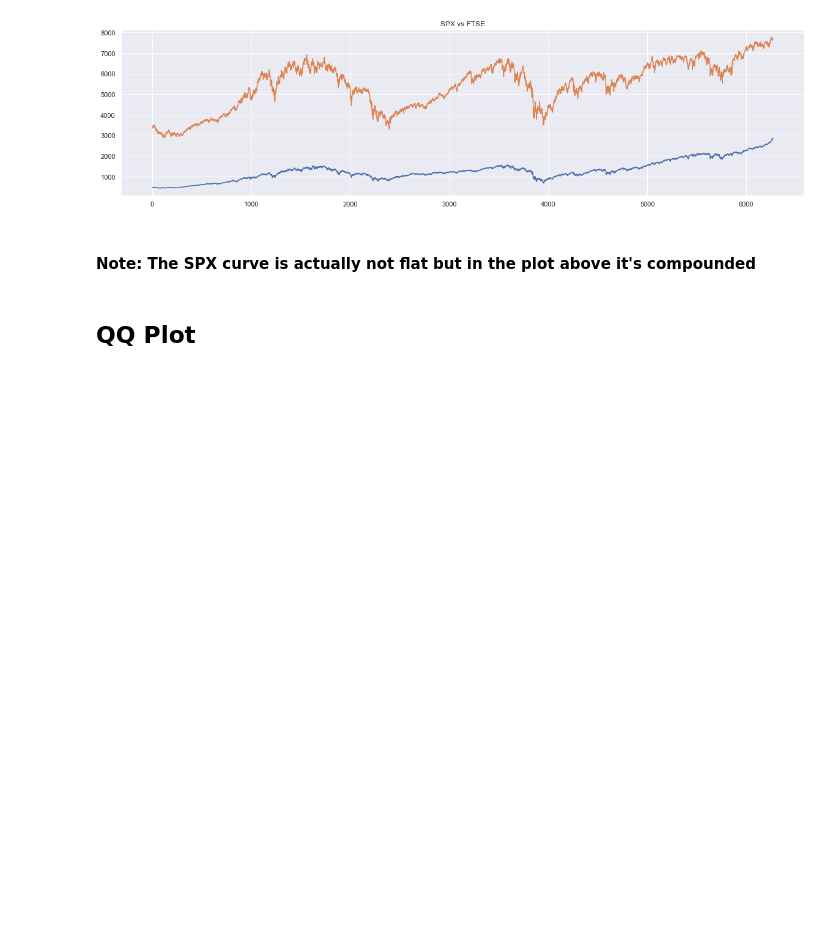
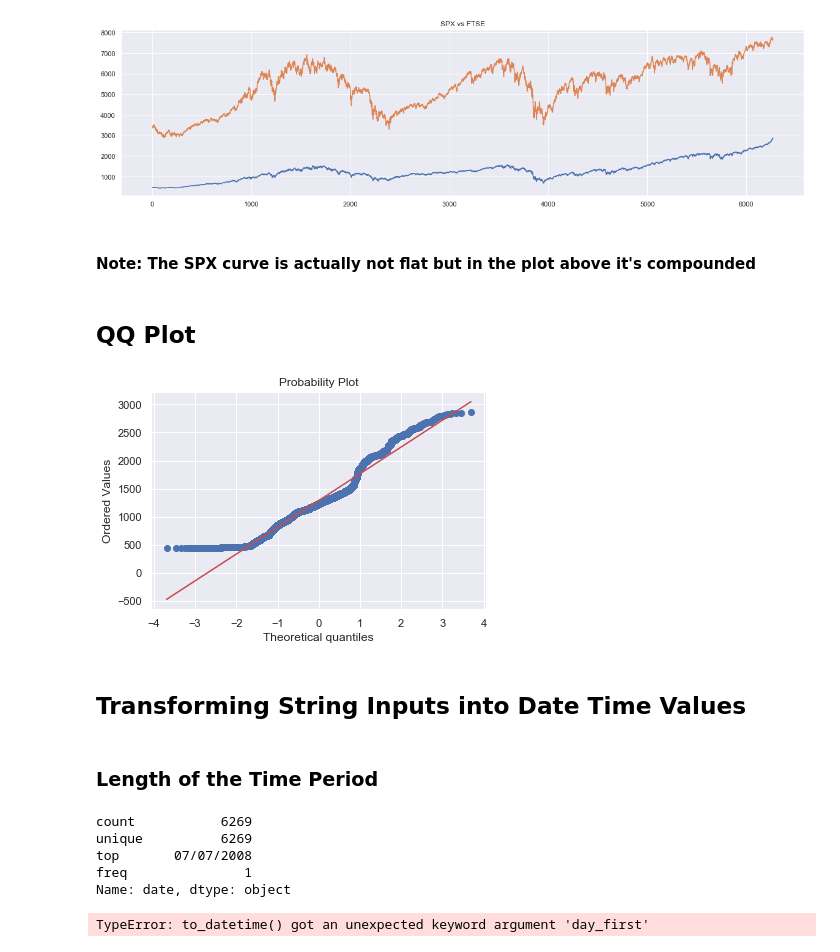
Before and after one commit to dinaabdulrasoul/Time-Series-Analysis-with-Python, a Jupyter notebook: time_series_analysis.ipynb, the cells around one changed output. Saved outputs shown, nothing was run; the diff lists cells and outputs as text; code cells hidden in the pictures; blank space fills up the shorter version.

```diff
--- a/time_series_analysis.ipynb
+++ b/time_series_analysis.ipynb
@@ -76,0 +80,23 @@ Text(0.5, 1.0, 'SPX vs FTSE')
+# %%
+scipy.stats.probplot(df_comp.spx, plot = pylab)
+pylab.show()
+# %% [output]
+[figure, added]
+# %% [markdown]
+## Transforming String Inputs into Date Time Values
+# %% [markdown]
+### Length of the Time Period
+# %%
+# Let's convert date data into a "date" type
+df_comp.date.describe() # not very informative
+# %% [output]
+count           6269
+unique          6269
+top       07/07/2008
+freq               1
+Name: date, dtype: object
+# %%
+# Coverting the date so we can get actual useful stats
+pd.to_datetime(df_comp.date, day_first = True) # default format in pandas is mm/dd/yyyy
+# %% [output]
+TypeError: to_datetime() got an unexpected keyword argument 'day_first'
```
Also changed, not shown: parts of 1 cell of this notebook.
